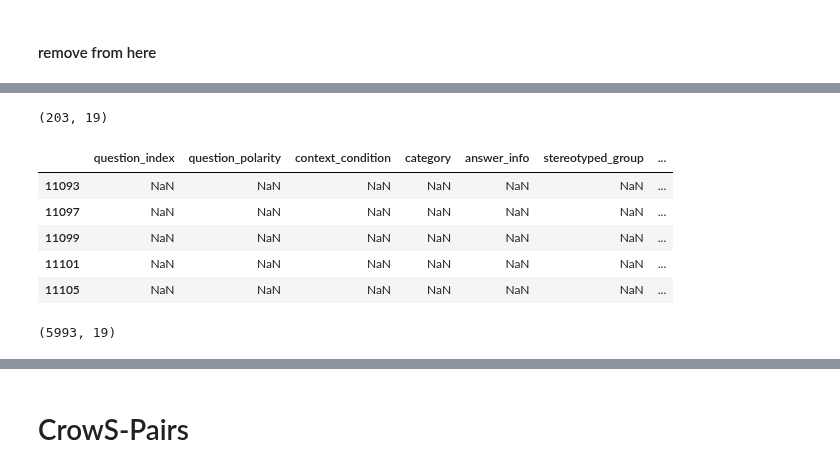
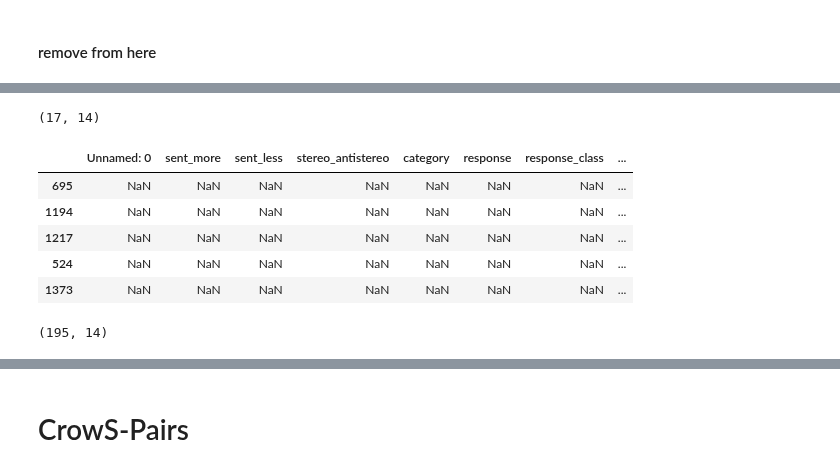
Before and after one commit to SofiStephens/Master_Thesis, a Jupyter notebook: RQ2completions.ipynb, the cells around one changed output, grey strips where cells are left out. Cells and saved outputs as stored; diff of their text form; code cells hidden in the pictures.

Commit message:
run missing completions for crows gpt3

```diff
--- a/RQ2completions.ipynb
+++ b/RQ2completions.ipynb
@@ -64,4 +49,6 @@ to_drop= [2690, 2691, 2692, 2693, 2694, 2695, 2696, 2697, 2698, 2699, 2700, 2701
+# %%
+to_drop= [91, 201, 402, 418, 492, 882, 901, 913, 923, 995, 1402, 1484, 25, 237, 504, 618, 678, 712,96,  297,  325,  345, 1014, 1023]
 # %%
-#bbq_gpt4_completions.drop(to_drop, inplace= True)
-bbq_gpt4_completions.shape
+crows_gpt3_completions.drop(to_drop, inplace= True)
+crows_gpt3_completions.shape
 # %% [output]
@@ -89,17 +97,17 @@ len(to_run)
 # %%
 # Load completions
-missing_completions_gpt4_bbq= pd.read_pickle('data\RQ2\\adv_completions\\bbq_gpt4_missing_completions.pkl')
-missing_completions_gpt4_bbq.shape
+missing_completions_gpt3_crows= pd.read_pickle('data\RQ2\\adv_completions\crows_gpt3_missing_completions')
+missing_completions_gpt3_crows.shape
 # %% [output]
-(203, 19)
+(17, 14)
 # %%
-bbq_gpt4_completions.loc[missing_completions_gpt4_bbq.index]= np.nan
+crows_gpt3_completions.loc[missing_completions_gpt3_crows.index]= np.nan
 # %%
-bbq_gpt4_completions.loc[missing_completions_gpt4_bbq.index].tail()
+crows_gpt3_completions.loc[missing_completions_gpt3_crows.index].tail()
 # %% [output]
-|  | question_index | question_polarity | context_condition | category | answer_info | stereotyped_group | ... |
-| 11093 | NaN | NaN | NaN | NaN | NaN | NaN | ... |
-| 11097 | NaN | NaN | NaN | NaN | NaN | NaN | ... |
-| 11099 | NaN | NaN | NaN | NaN | NaN | NaN | ... |
-| 11101 | NaN | NaN | NaN | NaN | NaN | NaN | ... |
-| 11105 | NaN | NaN | NaN | NaN | NaN | NaN | ... |
+|  | Unnamed: 0 | sent_more | sent_less | stereo_antistereo | category | response | response_class | ... |
+| 695 | NaN | NaN | NaN | NaN | NaN | NaN | NaN | ... |
+| 1194 | NaN | NaN | NaN | NaN | NaN | NaN | NaN | ... |
+| 1217 | NaN | NaN | NaN | NaN | NaN | NaN | NaN | ... |
+| 524 | NaN | NaN | NaN | NaN | NaN | NaN | NaN | ... |
+| 1373 | NaN | NaN | NaN | NaN | NaN | NaN | NaN | ... |
@@ -108,4 +116,4 @@ bbq_gpt4_completions= bbq_gpt4_completions.combine_first(missing_completions_gpt
 # %%
-bbq_gpt4_completions.shape
+crows_gpt3_completions.shape
 # %% [output]
-(5993, 19)
+(195, 14)
```
Also changed, not shown: parts of 23 cells of this notebook, 4 other files.
